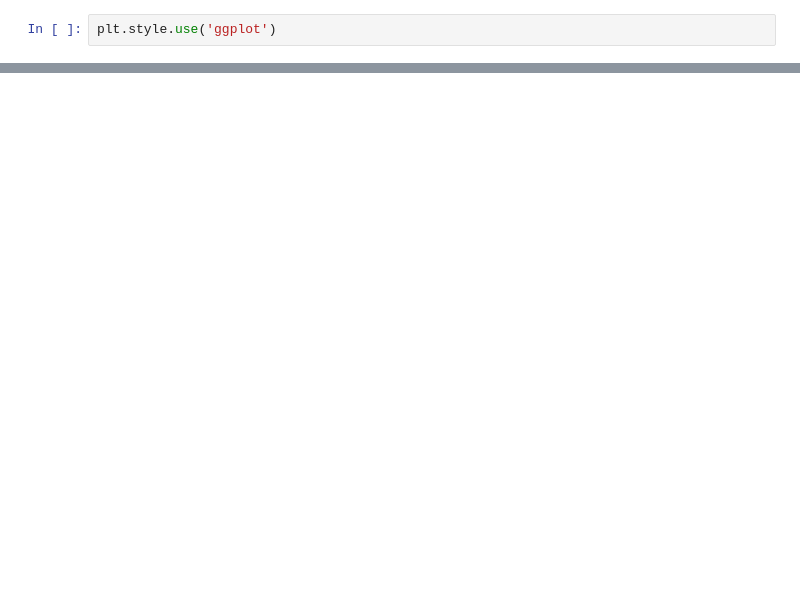
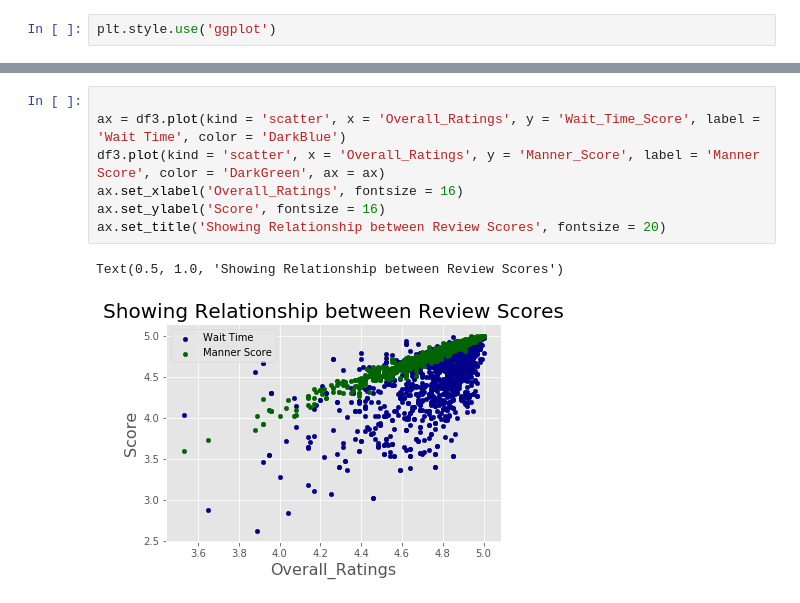
Before and after one commit to SubornaN/Web_Scrapping_Project, a Jupyter notebook: zocdocnyc/zocdocnyc_analysis.ipynb, the cells around one changed output, grey strips where cells are left out. Drawn from its saved outputs; the diff is of its cells as text; blank space fills up the shorter version.

```diff
--- a/zocdocnyc/zocdocnyc_analysis.ipynb
+++ b/zocdocnyc/zocdocnyc_analysis.ipynb
@@ -379,0 +147,10 @@ Text(0.5, 1.0, 'Doctors Offering Video Visits')
+# %%
+
+ax = df3.plot(kind = 'scatter', x = 'Overall_Ratings', y = 'Wait_Time_Score', label = 'Wait Time', color = 'DarkBlue')
+df3.plot(kind = 'scatter', x = 'Overall_Ratings', y = 'Manner_Score', label = 'Manner Score', color = 'DarkGreen', ax = ax)
+ax.set_xlabel('Overall_Ratings', fontsize = 16)
+ax.set_ylabel('Score', fontsize = 16)
+ax.set_title('Showing Relationship between Review Scores', fontsize = 20)
+# %% [output]
+Text(0.5, 1.0, 'Showing Relationship between Review Scores')
+[figure, added]
```
Also changed, not shown: parts of 84 cells of this notebook, 3 other files.
